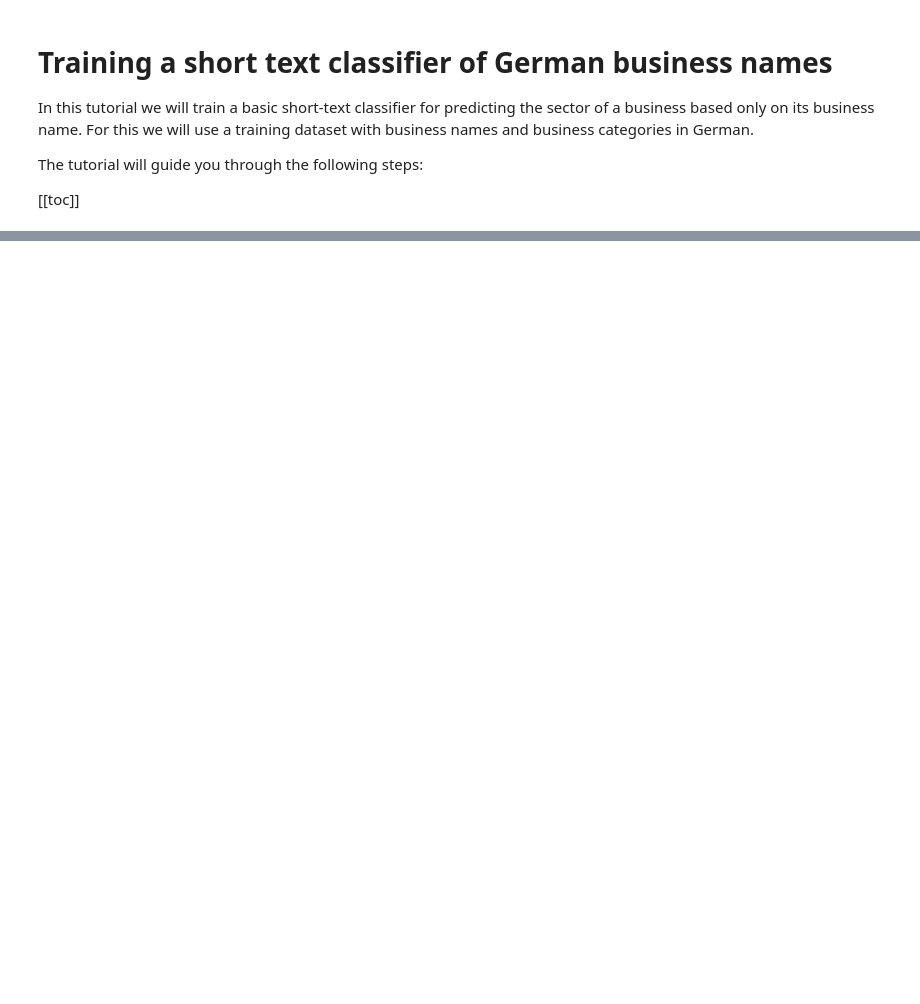
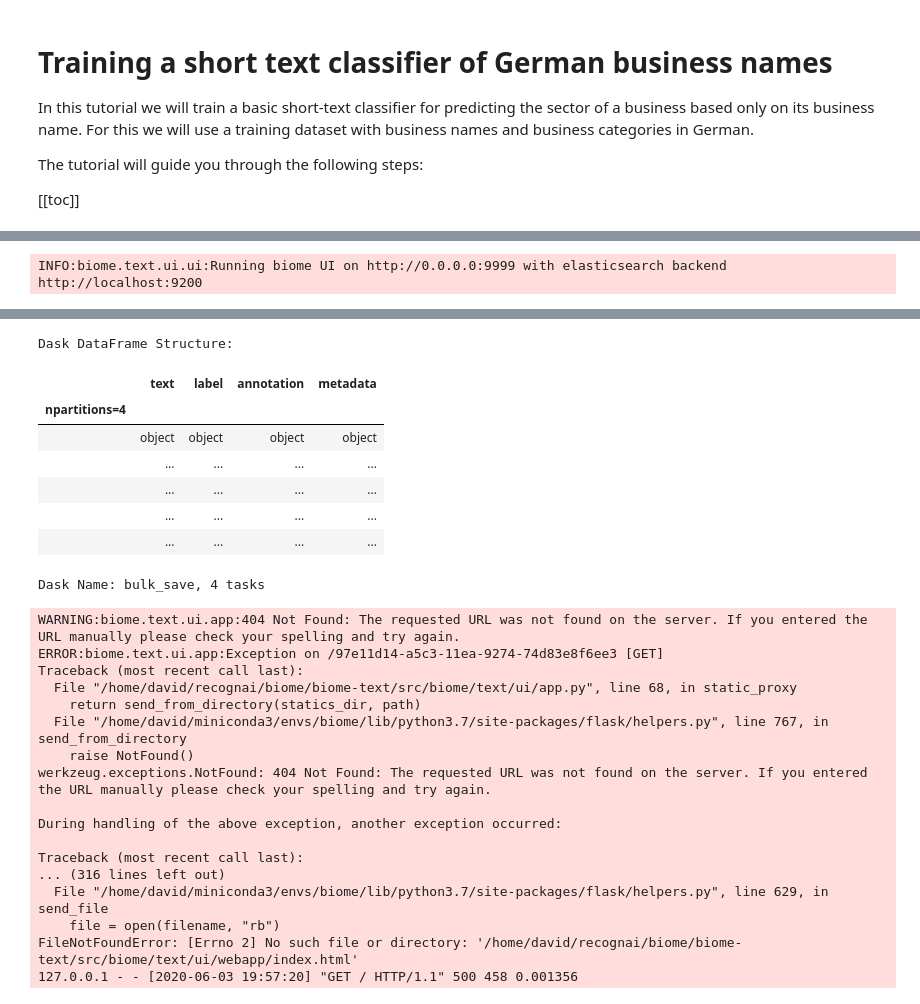
Before and after one commit to argilla-io/biome-text, a Jupyter notebook: docs/docs/documentation/tutorials/Training_a_text_classifier.ipynb, the cells around one changed output, grey strips where cells are left out. Saved outputs shown, nothing was run; the diff lists cells and outputs as text; code cells hidden in the pictures; blank space fills up the shorter version.

```diff
--- a/docs/docs/documentation/tutorials/Training_a_text_classifier.ipynb
+++ b/docs/docs/documentation/tutorials/Training_a_text_classifier.ipynb
@@ -299,0 +197,2 @@ trainer = TrainerConfiguration(**yaml_to_dict("configs/trainer.yml"))
+# %%
+ds_valid = DataSource("https://biome-tutorials-data.s3-eu-west-1.amazonaws.com/text_classifier/business.cat.valid.csv")
@@ -299,0 +255,2 @@ trainer = TrainerConfiguration(**yaml_to_dict("configs/trainer.yml"))
+# %%
+pl_trained = Pipeline.from_pretrained("output/model.tar.gz")
@@ -299,0 +298,4 @@ trainer = TrainerConfiguration(**yaml_to_dict("configs/trainer.yml"))
+# %%
+pl_trained.explore(ds_valid)
+# %% [output]
+INFO:biome.text.ui.ui:Running biome UI on http://0.0.0.0:9999 with elasticsearch backend http://localhost:9200
@@ -299,0 +303,26 @@ trainer = TrainerConfiguration(**yaml_to_dict("configs/trainer.yml"))
+Dask DataFrame Structure:
+|  | text | label | annotation | metadata |
+| npartitions=4 |  |  |  |  |
+|  | object | object | object | object |
+|  | ... | ... | ... | ... |
+|  | ... | ... | ... | ... |
+|  | ... | ... | ... | ... |
+|  | ... | ... | ... | ... |
+Dask Name: bulk_save, 4 tasks
+WARNING:biome.text.ui.app:404 Not Found: The requested URL was not found on the server. If you entered the URL manually please check your spelling and try again.
+ERROR:biome.text.ui.app:Exception on /97e11d14-a5c3-11ea-9274-74d83e8f6ee3 [GET]
+Traceback (most recent call last):
+  File "/home/david/recognai/biome/biome-text/src/biome/text/ui/app.py", line 68, in static_proxy
+    return send_from_directory(statics_dir, path)
+  File "/home/david/miniconda3/envs/biome/lib/python3.7/site-packages/flask/helpers.py", line 767, in send_from_directory
+    raise NotFound()
+werkzeug.exceptions.NotFound: 404 Not Found: The requested URL was not found on the server. If you entered the URL manually please check your spelling and try again.
+
+During handling of the above exception, another exception occurred:
+
+Traceback (most recent call last):
+... (316 lines left out)
+  File "/home/david/miniconda3/envs/biome/lib/python3.7/site-packages/flask/helpers.py", line 629, in send_file
+    file = open(filename, "rb")
+FileNotFoundError: [Errno 2] No such file or directory: '/home/david/recognai/biome/biome-text/src/biome/text/ui/webapp/index.html'
+127.0.0.1 - - [2020-06-03 19:57:20] "GET / HTTP/1.1" 500 458 0.001356
```
Also changed, not shown: parts of 57 cells of this notebook, 3 other files.
